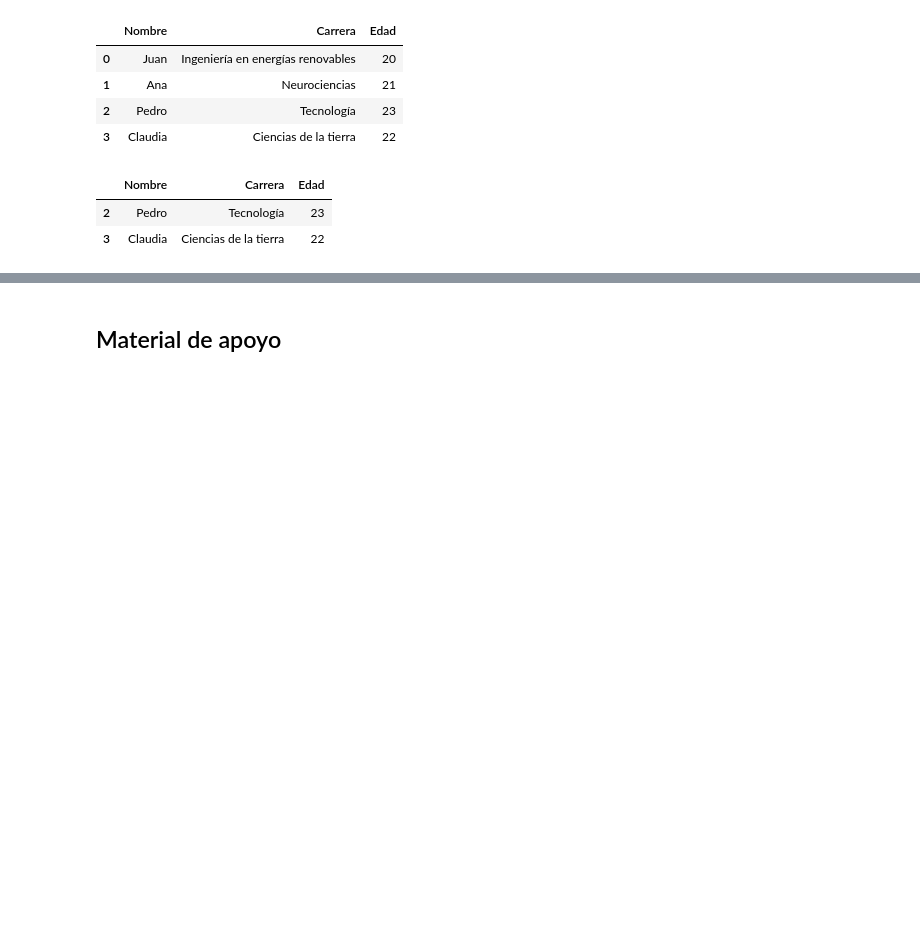
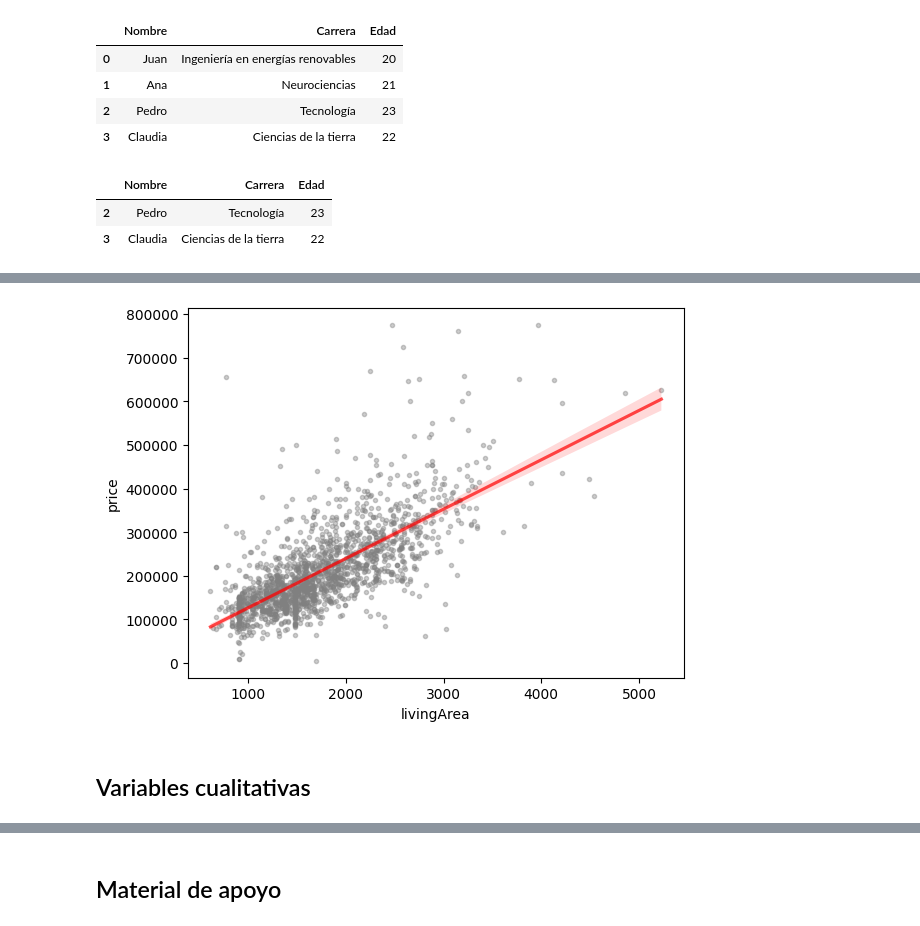
Before and after one commit to jesolisp/Curso-Introduccion-Aprendizaje-Automatico, a Jupyter notebook: docs/JESP_01_Introduccion_aa.ipynb, the cells around one changed output, grey strips where cells are left out. Drawn from its saved outputs; the diff is of its cells as text; code cells hidden in the pictures; blank space fills up the shorter version.

```diff
--- a/docs/JESP_01_Introduccion_aa.ipynb
+++ b/docs/JESP_01_Introduccion_aa.ipynb
@@ -201,0 +354,17 @@ display(data_pandas[data_pandas.Edad > 21])
+# %%
+# Antes de generar un modelo de regresión lineal debemos representar los datos para observar si existe una relación.
+# Además, dicha relación debe ser cuantificada mediante un coeficiente de correlación
+plt.figure()
+sns.regplot(
+        x           = database['livingArea'],
+        y           = database['price'],
+        color       = "gray",
+        marker      = '.',
+        scatter_kws = {"alpha":0.4},
+        line_kws    = {"color":"r","alpha":0.7}
+    )
+plt.show()
+# %% [output]
+[figure, added]
+# %% [markdown]
+## Variables cualitativas
```
Also changed, not shown: parts of 21 cells of this notebook, 4 other files.
